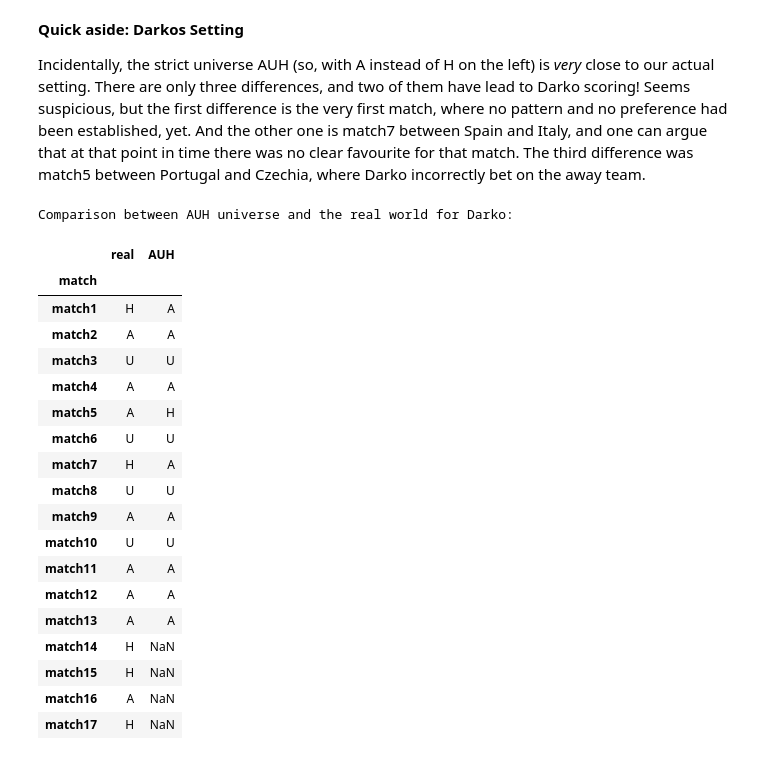
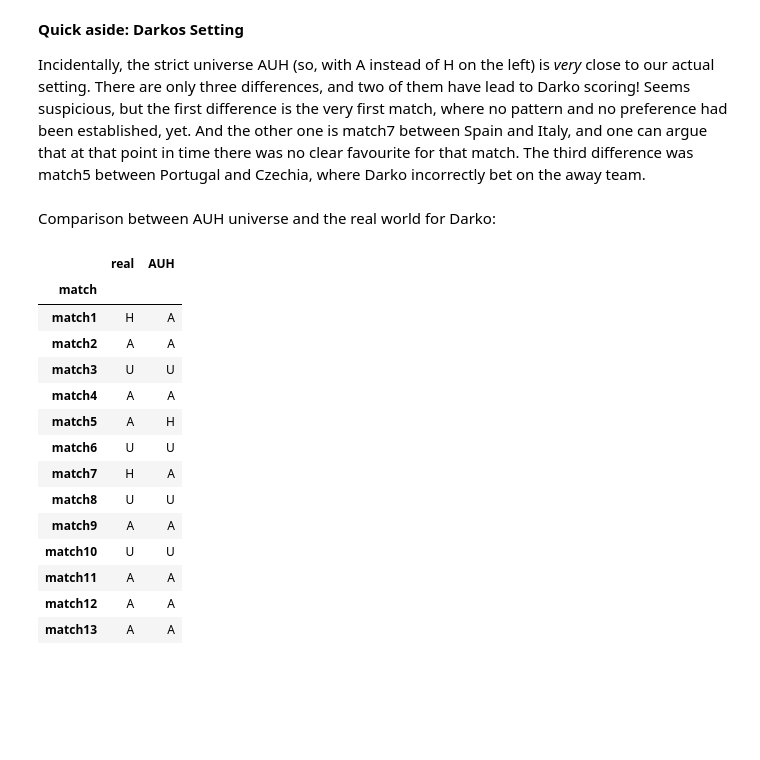
Before and after one commit to ben-tinc/pawracle, a Jupyter notebook: pawracle.ipynb, the cells around one changed output. Drawn from its saved outputs; the diff is of its cells as text; code cells hidden in the pictures; blank space fills up the shorter version.

```diff
--- a/pawracle.ipynb
+++ b/pawracle.ipynb
@@ -46,8 +46,8 @@ sns.set_palette(dog_palette)
 ax = sns.barplot(data=points, x=points.index, y=points['Points'], hue=points.index)
 ax.set_xlabel('Doggo')
 # render a horizontal line to mark expected score
-expected_scores = (data['pointsForWin'] / data['numOfPossibleTipps']).cumsum()
-expected_now = expected_scores.iloc[(data['result'][data['result'] != 'x']).count() - 1]
+data['expectedScore'] = (data['pointsForWin'] / data['numOfPossibleTipps']).cumsum()
+expected_now = data['expectedScore'].iloc[(data['result'][data['result'] != 'x']).count() - 1]
 ax.axhline(y=expected_now , xmin=0, xmax=1, color="black", linestyle="dotted")
 plt.show(ax)
 # %% [output]
@@ -206,30 +233,26 @@ So, if we combine all the "strict universes" each dog gets 26 points. How "fitti
 **Quick aside: Darkos Setting**
 
 Incidentally, the strict universe AUH (so, with A instead of H on the left) is _very_ close to our actual setting. There are only three differences, and two of them have lead to Darko scoring! Seems suspicious, but the first difference is the very first match, where no pattern and no preference had been established, yet. And the other one is match7 between Spain and Italy, and one can argue that at that point in time there was no clear favourite for that match. The third difference was match5 between Portugal and Czechia, where Darko incorrectly bet on the away team.
+# %% [markdown]
+Comparison between AUH universe and the real world for Darko:
 # %%
 darkoComp = pd.DataFrame()
-darkoComp['real'] = data[data['darkoTipp']!='o']['darkoTipp']
+darkoComp['real'] = onlyGroup[onlyGroup['darkoTipp']!='o']['darkoTipp']
 darkoComp['AUH'] = alt_6['darkoTipp']
-print('Comparison between AUH universe and the real world for Darko:')
 darkoComp
 # %% [output]
-Comparison between AUH universe and the real world for Darko:
 |  | real | AUH |
 | match |  |  |
 | match1 | H | A |
 | match2 | A | A |
 | match3 | U | U |
 | match4 | A | A |
 | match5 | A | H |
 | match6 | U | U |
 | match7 | H | A |
 | match8 | U | U |
 | match9 | A | A |
 | match10 | U | U |
 | match11 | A | A |
 | match12 | A | A |
 | match13 | A | A |
-| match14 | H | NaN |
-| match15 | H | NaN |
-| match16 | A | NaN |
-| match17 | H | NaN |
```
Also changed, not shown: parts of 3 cells of this notebook.
